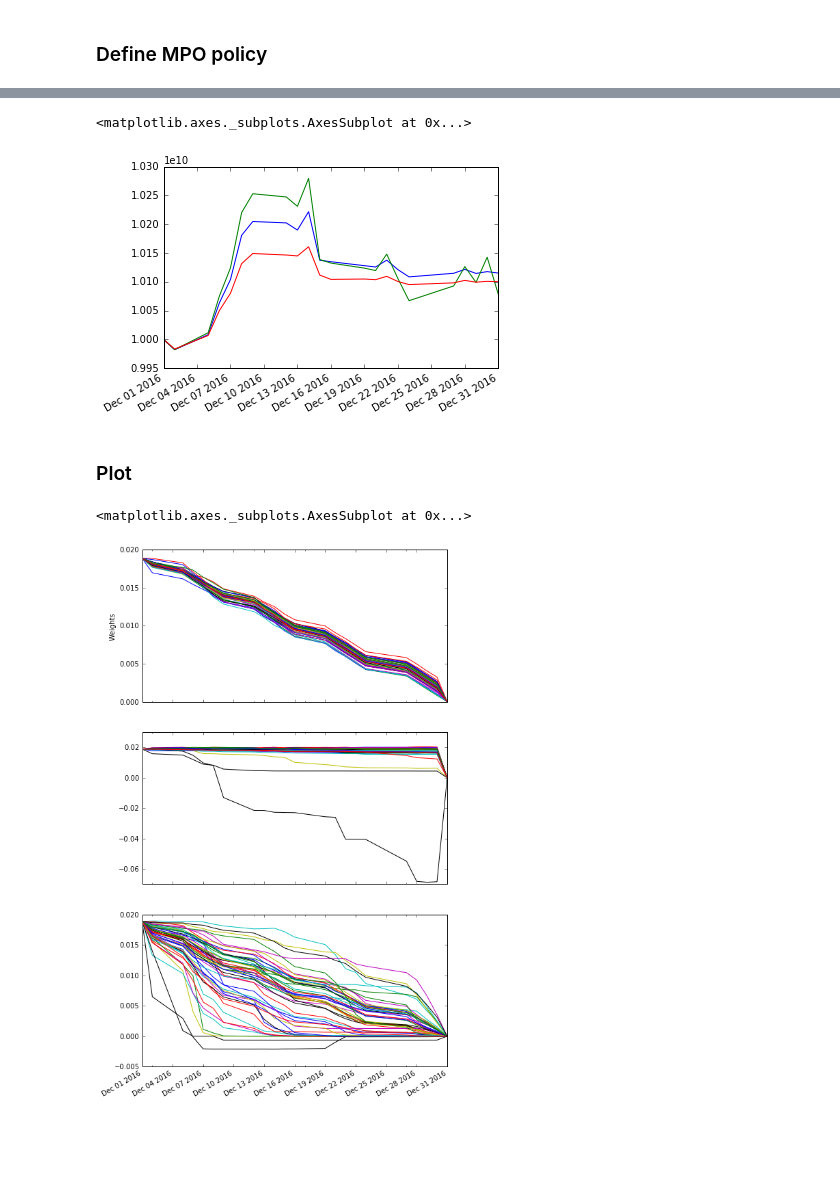
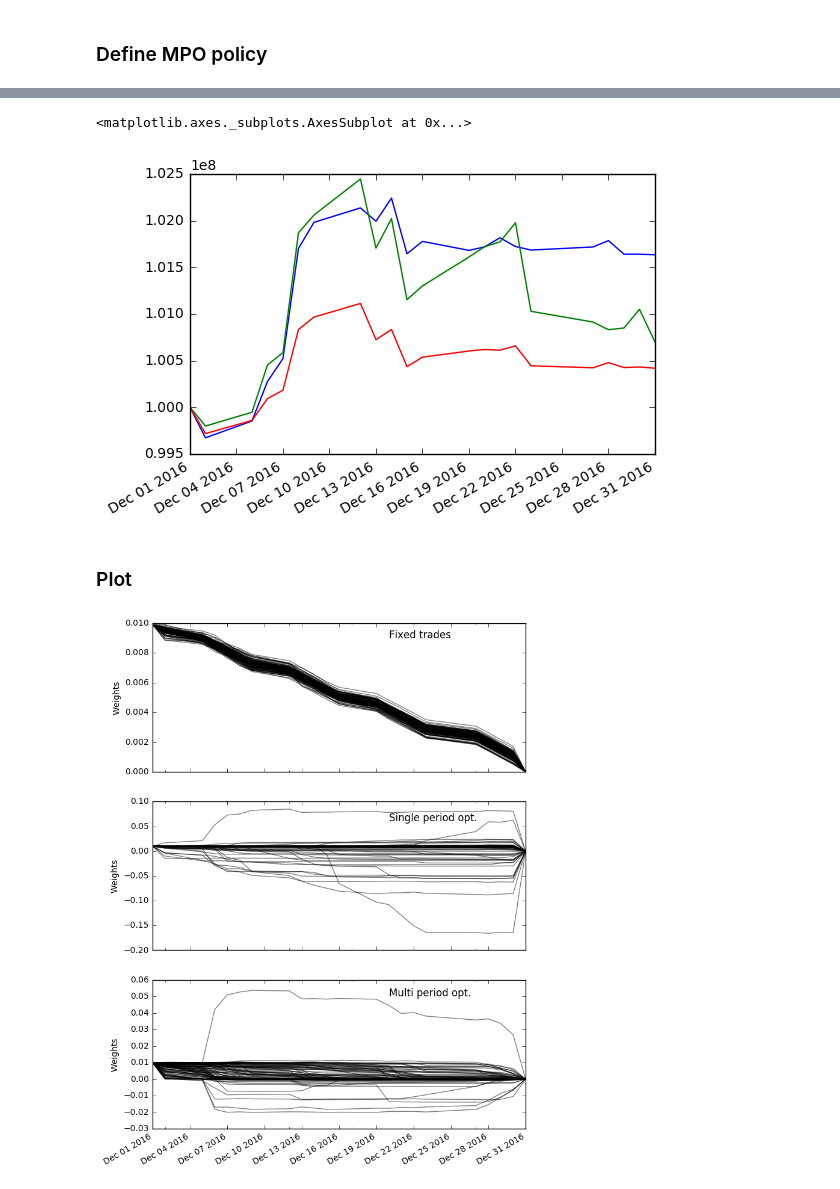
Before and after one commit to cvxgrp/cvxportfolio, a Jupyter notebook: MultiPeriodExample.ipynb, the cells around one changed output, grey strips where cells are left out. Drawn from its saved outputs; the diff is of its cells as text; code cells hidden in the pictures; blank space fills up the shorter version.

```diff
--- a/MultiPeriodExample.ipynb
+++ b/MultiPeriodExample.ipynb
@@ -57,3 +37,15 @@ p_0 = 1E10*p
+# %%
+exposures_pan, factor_sigma_pan, idyos_df = series_factor_model_covariance(returns, variance_explained=.6,
+                                                                           freq='MS',lookback_periods = 12)
+risk_model = FactorModelSigma(exposures_pan, factor_sigma_pan, idyos_df)
+#risk_model = EmpSigma(returns, lookback=500)
+
+p = pd.Series(index=returns.columns, data=1)/len(returns.columns)
+weights=p/sum(p)
+p_0 = 1E8*p
+
+simulated_tcost = TcostModel(volumes, sigmas, spread, nonlin_coeff, cash_key='USDOLLAR')
+simulator = MarketSimulator(returns, volumes, [simulated_tcost], cash_key='USDOLLAR')
 # %% [markdown]
 ## Policy
 # %%
@@ -108,8 +100,8 @@ results_spo.simulator_TcostModel.sum(1).plot()
 # %% [markdown]
 ### Define MPO policy
 # %%
-gamma_tcost = 100.
-gamma_risk = 50.
+gamma_tcost = 50.
+gamma_risk = 100.
 
 target=pd.Series(index=p_0.index, data=0.)
 target.USDOLLAR=1.
@@ -171,18 +180,20 @@ results_spo.v.plot()
 results_mpo.v.plot()
 # %% [output]
 <matplotlib.axes._subplots.AxesSubplot at 0x...>
-[figure, old version]
+[figure, new version]
 # %% [markdown]
 ### Plot
 # %%
-f, axarr = plt.subplots(3, figsize=(8,15),sharex=True)
-results_fixed.w.ix[:,:-1].plot(ax=axarr[0], legend=False)
-results_spo.w.ix[:,:-1].plot(ax=axarr[1], legend=False)
-results_mpo.w.ix[:,:-1].plot(ax=axarr[2], legend=False)
+f, axarr = plt.subplots(3, figsize=(8,12),sharex=True)
+results_fixed.w.ix[:,:-1].plot(ax=axarr[0], legend=False, style='k-', alpha=0.5)
+results_spo.w.ix[:,:-1].plot(ax=axarr[1], legend=False, style='k-', alpha=0.5)
+results_mpo.w.ix[:,:-1].plot(ax=axarr[2], legend=False, style='k-', alpha=0.5)
 axarr[0].set_ylabel('Weights')
 axarr[1].set_ylabel('Weights')
 axarr[2].set_ylabel('Weights')
-plt.savefig('mpo-weights.png')
+axarr[0].text('2016-12-20',0.009, 'Fixed trades',fontsize=12)
+axarr[1].text('2016-12-20',0.06, 'Single period opt.',fontsize=12)
+axarr[2].text('2016-12-20',0.05, 'Multi period opt.',fontsize=12)
+plt.savefig(plotdir+'mpo-weights.png')
 # %% [output]
-<matplotlib.axes._subplots.AxesSubplot at 0x...>
-[figure, old version]
+[figure, new version]
```
Also changed, not shown: parts of 13 cells of this notebook, 2 other files.
